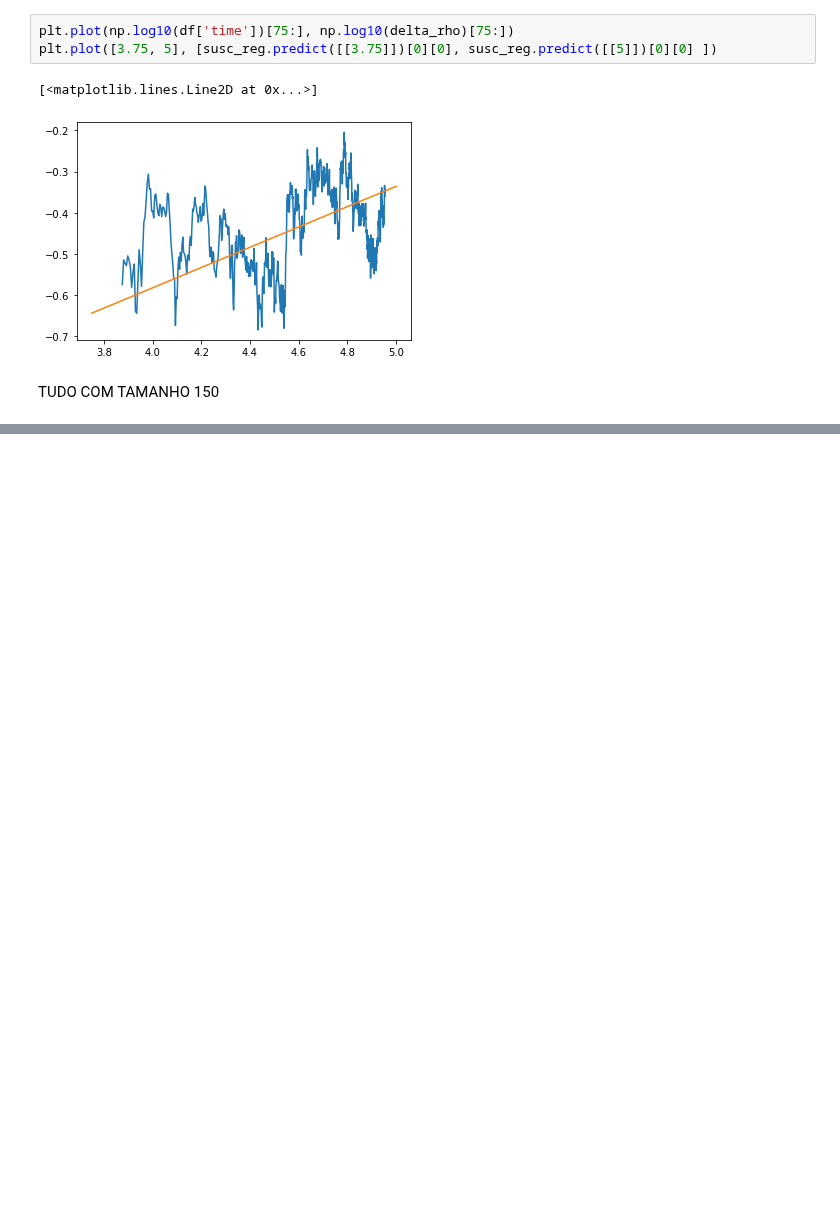
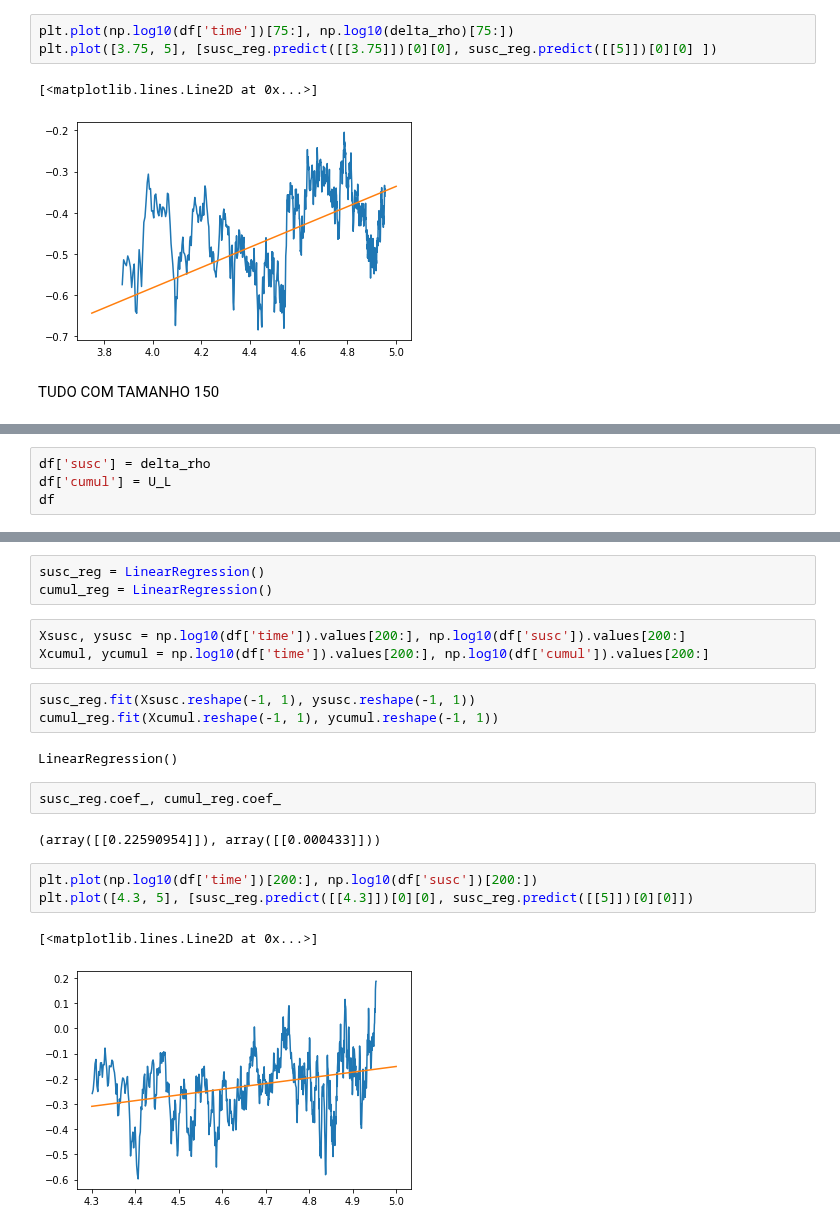
Before and after one commit to xValentim/Predator_Prey_NN, a Jupyter notebook: exponent_beta_nu_z_validate.ipynb, the cells around one changed output, grey strips where cells are left out. Drawn from its saved outputs; the diff is of its cells as text; blank space fills up the shorter version.

```diff
--- a/exponent_beta_nu_z.ipynb
+++ b/exponent_beta_nu_z_validate.ipynb
@@ -361,0 +399,4 @@ TUDO COM TAMANHO 150
+# %%
+df['susc'] = delta_rho
+df['cumul'] = U_L
+df
@@ -361,0 +417,21 @@ TUDO COM TAMANHO 150
+# %%
+susc_reg = LinearRegression()
+cumul_reg = LinearRegression()
+# %%
+Xsusc, ysusc = np.log10(df['time']).values[200:], np.log10(df['susc']).values[200:]
+Xcumul, ycumul = np.log10(df['time']).values[200:], np.log10(df['cumul']).values[200:]
+# %%
+susc_reg.fit(Xsusc.reshape(-1, 1), ysusc.reshape(-1, 1))
+cumul_reg.fit(Xcumul.reshape(-1, 1), ycumul.reshape(-1, 1))
+# %% [output]
+LinearRegression()
+# %%
+susc_reg.coef_, cumul_reg.coef_
+# %% [output]
+(array([[0.22590954]]), array([[0.000433]]))
+# %%
+plt.plot(np.log10(df['time'])[200:], np.log10(df['susc'])[200:])
+plt.plot([4.3, 5], [susc_reg.predict([[4.3]])[0][0], susc_reg.predict([[5]])[0][0]])
+# %% [output]
+[<matplotlib.lines.Line2D at 0x...>]
+[figure, added]
```
Also changed, not shown: parts of 14 cells of this notebook, 35 other files.
